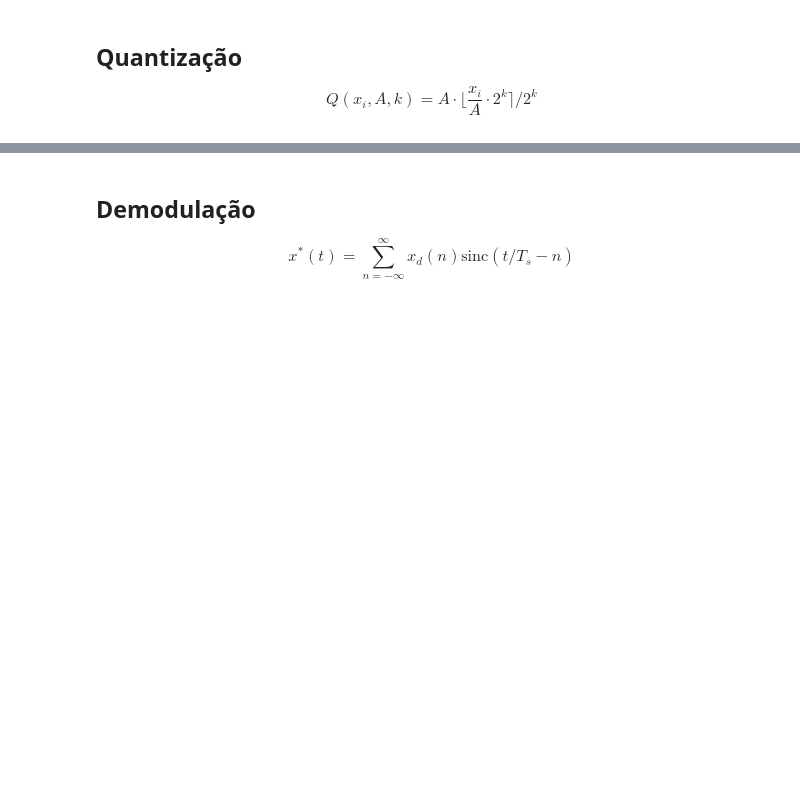
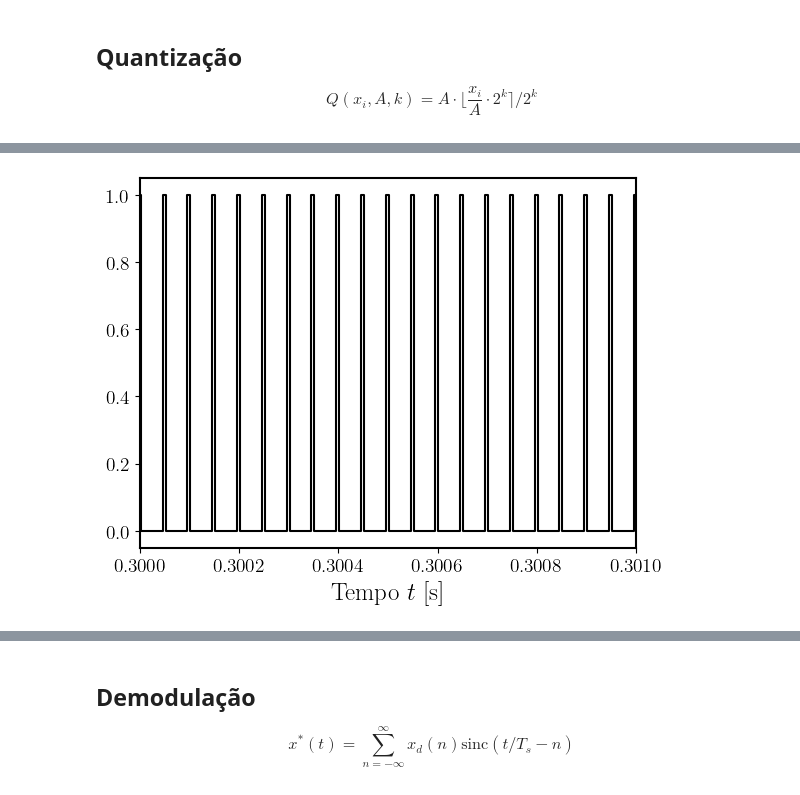
Before and after one commit to vini-fda/EET50-Lab2, a Jupyter notebook: lab2.ipynb, the cells around one changed output, grey strips where cells are left out. Cells and saved outputs as stored; diff of their text form; code cells hidden in the pictures; blank space fills up the shorter version.

```diff
--- a/lab2.ipynb
+++ b/lab2.ipynb
@@ -116,0 +47,6 @@ Text(0.5, 0, 'Índice da amostra $n \\propto t$')
+# %%
+utils.pcm_plot(0.0, 1.0, s, a, k)
+plt.xlim(0.3, 0.301)
+plt.savefig('pcm_sinal_senoidal_8_bits.eps')
+# %% [output]
+[figure, added]
```
Also changed, not shown: parts of 23 cells of this notebook, 2 other files.
